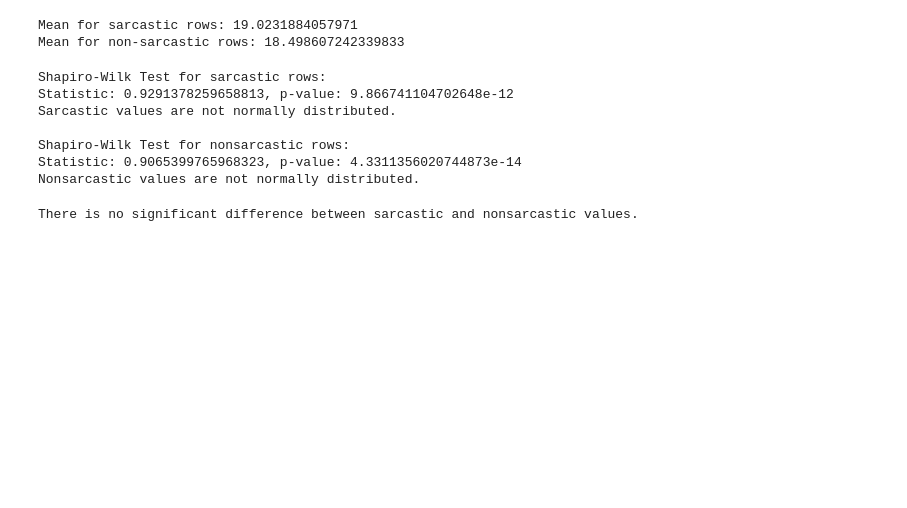
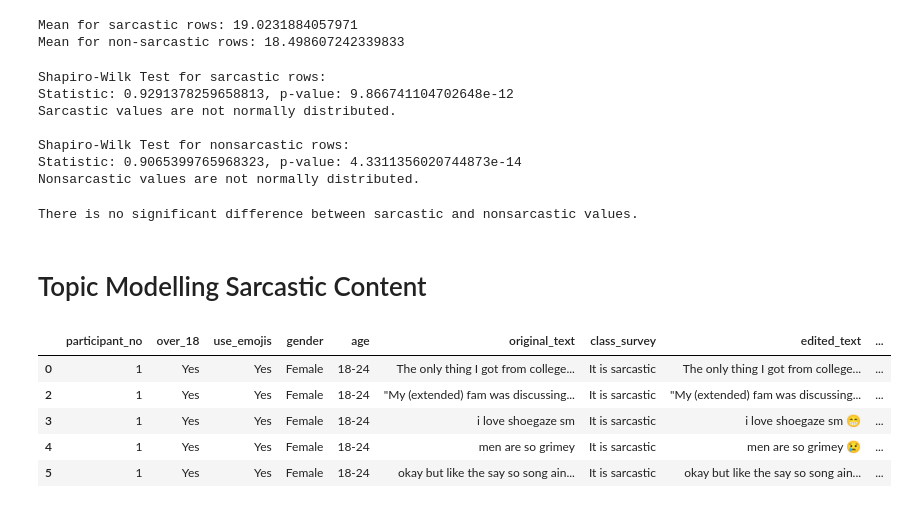
Before and after one commit to sba22224/Capstone_SBA22224, a Jupyter notebook: Code_Notebooks/Survey Data Processing.ipynb, the cells around one changed output. Drawn from its saved outputs; the diff is of its cells as text; code cells hidden in the pictures; blank space fills up the shorter version.

```diff
--- a/Code_Notebooks/Survey Data Processing.ipynb
+++ b/Code_Notebooks/Survey Data Processing.ipynb
@@ -4938,3 +5217,5 @@ else:
     print("There is no significant difference between sarcastic and nonsarcastic values.")
 # %% [output]
 There is no significant difference between sarcastic and nonsarcastic values.
+# %% [markdown]
+# Topic Modelling Sarcastic Content
@@ -4940,0 +5244,10 @@ There is no significant difference between sarcastic and nonsarcastic values.
+# %%
+#Check df
+sarc.head()
+# %% [output]
+|  | participant_no | over_18 | use_emojis | gender | age | original_text | class_survey | edited_text | ... |
+| 0 | 1 | Yes | Yes | Female | 18-24 | The only thing I got from college... | It is sarcastic | The only thing I got from college... | ... |
+| 2 | 1 | Yes | Yes | Female | 18-24 | "My (extended) fam was discussing... | It is sarcastic | "My (extended) fam was discussing... | ... |
+| 3 | 1 | Yes | Yes | Female | 18-24 | i love shoegaze sm | It is sarcastic | i love shoegaze sm 😁 | ... |
+| 4 | 1 | Yes | Yes | Female | 18-24 | men are so grimey | It is sarcastic | men are so grimey 😢 | ... |
+| 5 | 1 | Yes | Yes | Female | 18-24 | okay but like the say so song ain... | It is sarcastic | okay but like the say so song ain... | ... |
```
Also changed, not shown: parts of 31 cells of this notebook.
